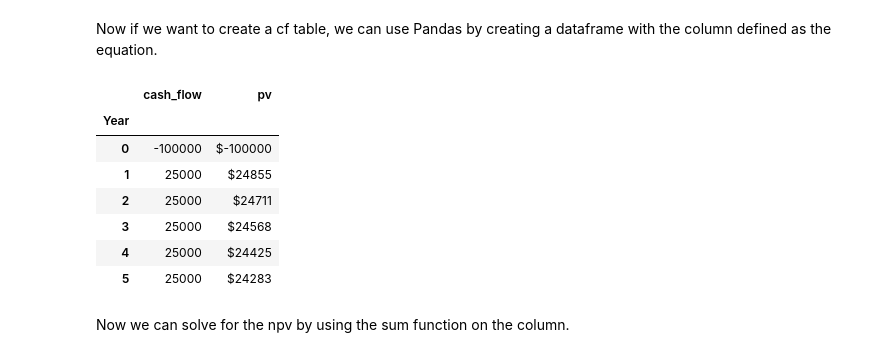
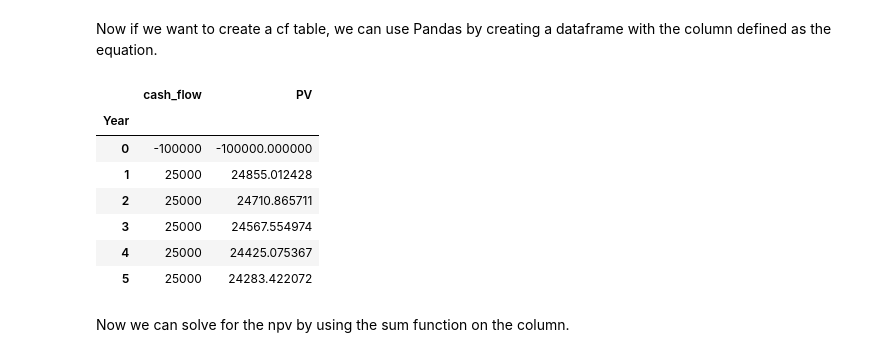
Before and after one commit to justinballas/Articles, a Jupyter notebook: TVM_Python_Final_Draft.ipynb, the cells around one changed output. Cells and saved outputs as stored; diff of their text form; code cells hidden in the pictures.

```diff
--- a/TVM_Python_Final_Draft.ipynb
+++ b/TVM_Python_Final_Draft.ipynb
@@ -39,21 +42,23 @@ Now if we want to create a cf table, we can use Pandas by creating a dataframe w
 # %%
 cash_flow = [-100_000, 25000, 25000, 25000, 25000, 25000]
 
 year = [i for i in range(len(cash_flow))]
 
+#Creating a Pandas dataframe with year and cash flow columns
 cf_table = pd.DataFrame({'Year': year, "cash_flow": cash_flow})
 r = .07/12
-cf_table["pv"] = cf_table['cash_flow'] / (1+r)**cf_table['Year']
+#Creating the present value column
+cf_table["PV"] = cf_table['cash_flow'] / (1+r)**cf_table['Year']
 cf_table.set_index('Year')
 # %% [output]
-|  | cash_flow | pv |
+|  | cash_flow | PV |
 | Year |  |  |
-| 0 | -100000 | $-100000 |
-| 1 | 25000 | $24855 |
-| 2 | 25000 | $24711 |
-| 3 | 25000 | $24568 |
-| 4 | 25000 | $24425 |
-| 5 | 25000 | $24283 |
+| 0 | -100000 | -100000.000000 |
+| 1 | 25000 | 24855.012428 |
+| 2 | 25000 | 24710.865711 |
+| 3 | 25000 | 24567.554974 |
+| 4 | 25000 | 24425.075367 |
+| 5 | 25000 | 24283.422072 |
 # %% [markdown]
 Now we can solve for the npv by using the sum function on the column.
 # %%
```
Also changed, not shown: parts of 9 cells of this notebook.
